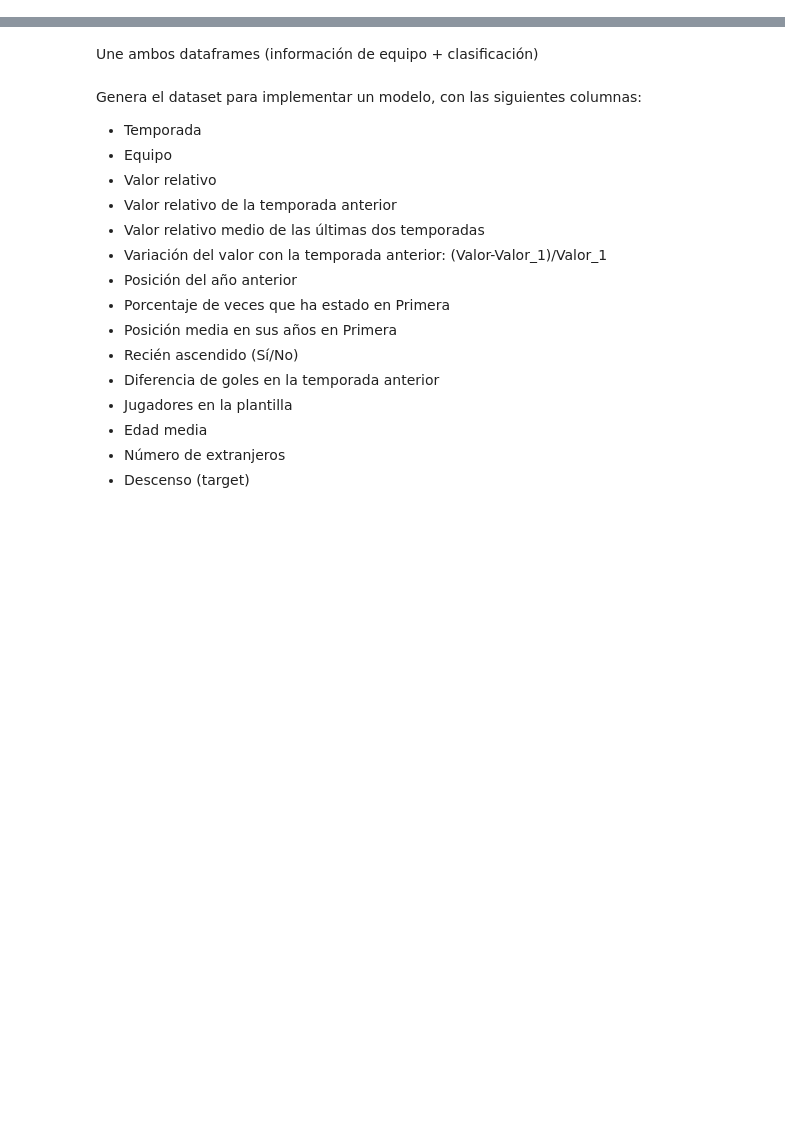
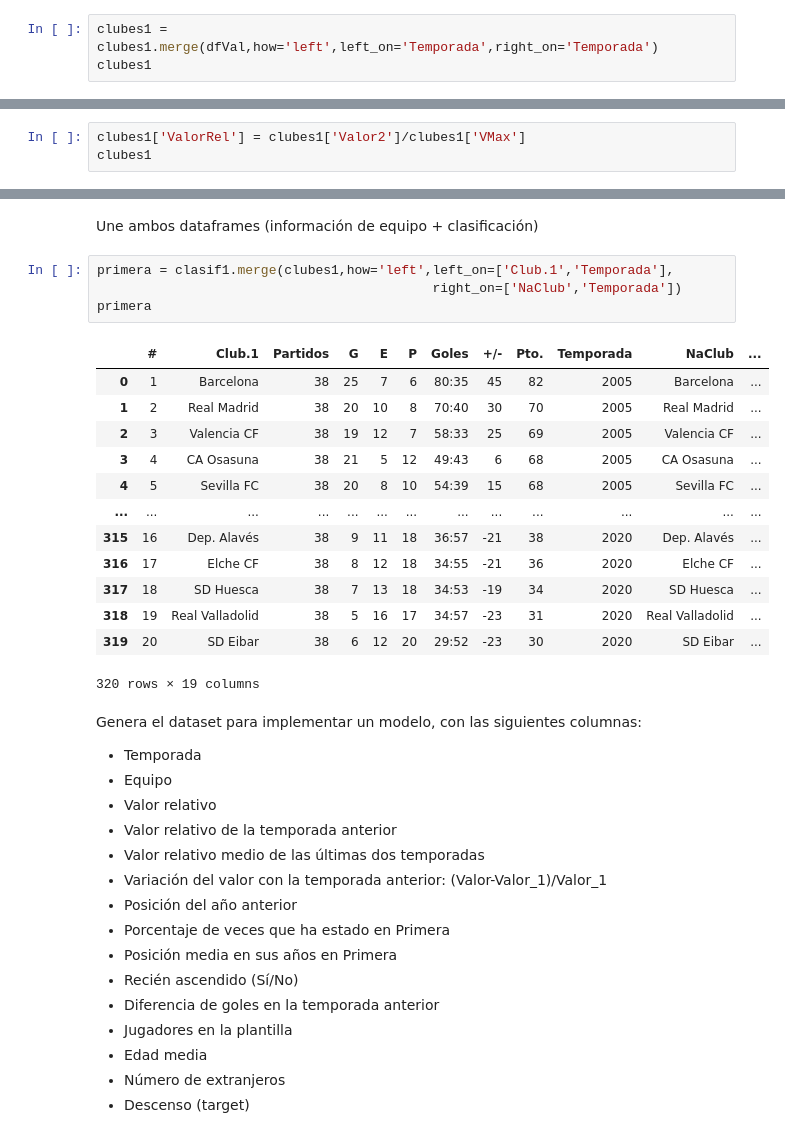
Before and after one commit to rafazamb/DS_PT_ENE21, a Jupyter notebook: 2-Machine_Learning/Casos Prácticos/Web Scraping.ipynb, the cells around one changed output, grey strips where cells are left out. Cells and saved outputs as stored; diff of their text form; blank space fills up the shorter version.

```diff
--- a/2-Machine_Learning/Casos Prácticos/Web Scraping.ipynb
+++ b/2-Machine_Learning/Casos Prácticos/Web Scraping.ipynb
@@ -63,0 +150,3 @@ A continuación, normaliza por cada club y temporada, su valor con respecto al m
+# %%
+clubes1 = clubes1.merge(dfVal,how='left',left_on='Temporada',right_on='Temporada')
+clubes1
@@ -63,0 +167,3 @@ A continuación, normaliza por cada club y temporada, su valor con respecto al m
+# %%
+clubes1['ValorRel'] = clubes1['Valor2']/clubes1['VMax']
+clubes1
@@ -95,5 +263,23 @@ Limpia el dataframe y obtén uno como este
 # %% [markdown]
 Une ambos dataframes (información de equipo + clasificación)
+# %%
+primera = clasif1.merge(clubes1,how='left',left_on=['Club.1','Temporada'],
+                                           right_on=['NaClub','Temporada'])
+primera
+# %% [output]
+|  | # | Club.1 | Partidos | G | E | P | Goles | +/- | Pto. | Temporada | NaClub | ... |
+| 0 | 1 | Barcelona | 38 | 25 | 7 | 6 | 80:35 | 45 | 82 | 2005 | Barcelona | ... |
+| 1 | 2 | Real Madrid | 38 | 20 | 10 | 8 | 70:40 | 30 | 70 | 2005 | Real Madrid | ... |
+| 2 | 3 | Valencia CF | 38 | 19 | 12 | 7 | 58:33 | 25 | 69 | 2005 | Valencia CF | ... |
+| 3 | 4 | CA Osasuna | 38 | 21 | 5 | 12 | 49:43 | 6 | 68 | 2005 | CA Osasuna | ... |
+| 4 | 5 | Sevilla FC | 38 | 20 | 8 | 10 | 54:39 | 15 | 68 | 2005 | Sevilla FC | ... |
+| ... | ... | ... | ... | ... | ... | ... | ... | ... | ... | ... | ... | ... |
+| 315 | 16 | Dep. Alavés | 38 | 9 | 11 | 18 | 36:57 | -21 | 38 | 2020 | Dep. Alavés | ... |
+| 316 | 17 | Elche CF | 38 | 8 | 12 | 18 | 34:55 | -21 | 36 | 2020 | Elche CF | ... |
+| 317 | 18 | SD Huesca | 38 | 7 | 13 | 18 | 34:53 | -19 | 34 | 2020 | SD Huesca | ... |
+| 318 | 19 | Real Valladolid | 38 | 5 | 16 | 17 | 34:57 | -23 | 31 | 2020 | Real Valladolid | ... |
+| 319 | 20 | SD Eibar | 38 | 6 | 12 | 20 | 29:52 | -23 | 30 | 2020 | SD Eibar | ... |
+320 rows × 19 columns
 # %% [markdown]
 Genera el dataset para implementar un modelo, con las siguientes columnas:
 * Temporada
```
Also changed, not shown: parts of 10 cells of this notebook.
